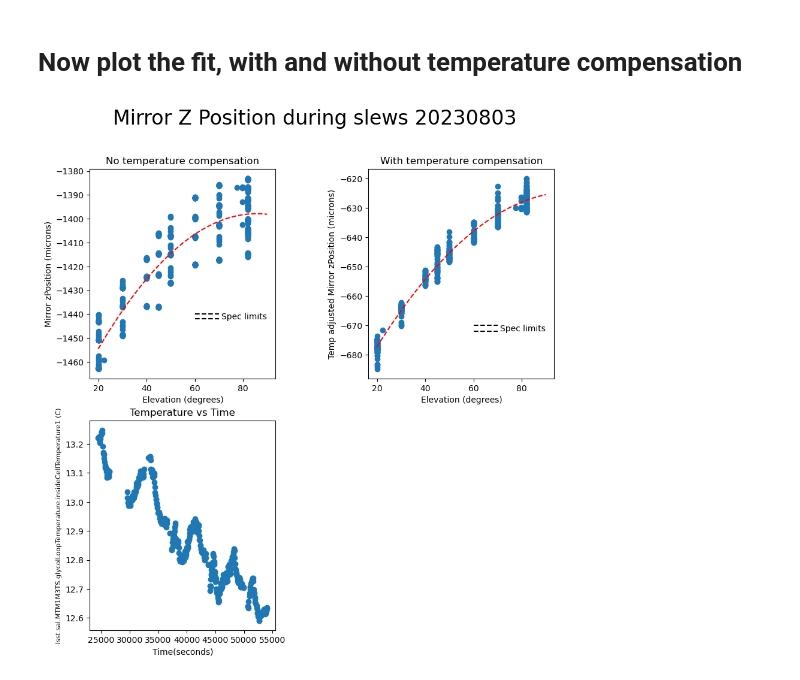
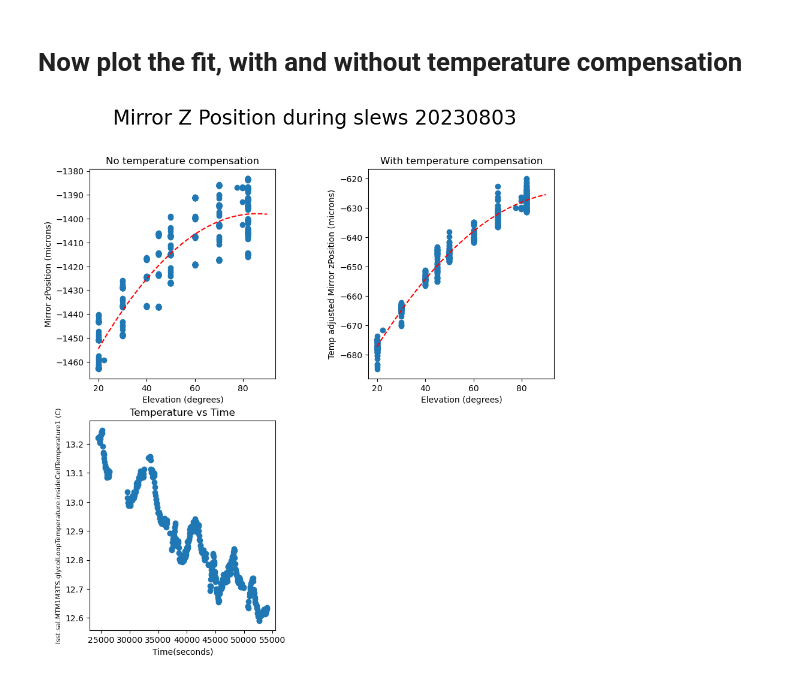
Before and after one commit to lsst-sitcom/notebooks_vandv, a Jupyter notebook: notebooks/tel_and_site/subsys_req_ver/m1m3/SITCOM-797_MTM1M3_Position_Stability_17Nov23.ipynb, the cells around one changed output. Cells and saved outputs as stored; diff of their text form; code cells hidden in the pictures.

```diff
--- a/notebooks/tel_and_site/subsys_req_ver/m1m3/SITCOM-797_MTM1M3_Position_Stability_17Nov23.ipynb
+++ b/notebooks/tel_and_site/subsys_req_ver/m1m3/SITCOM-797_MTM1M3_Position_Stability_17Nov23.ipynb
@@ -91,6 +91,10 @@ for i in range(3):
         zero = np.mean(smoothed_ims_data.values)
         axs[i][j].axhline(zero+limits[plot_counter], ls='--', color='black')
         axs[i][j].axhline(zero-limits[plot_counter], ls='--', color='black')
+        textX = smoothed_ims_data.index[10]
+        textY = zero + 0.2 * (smoothed_ims_data.values[-1] - smoothed_ims_data.values[0])
+        axs[i][j].text(textX, textY, "-- Spec limits", color='black')
+
         plot_counter += 1
 plt.savefig(str(data_dir / f"Position_Data_{timestamp}.png"))
 # %% [output]
@@ -257,39 +261,31 @@ NoTparams = minimize(func1, param0, args=args, method='Powell').x
 # %%
 fig, axs = plt.subplots(2,2,figsize = (10,10))
 plt.subplots_adjust(wspace = 0.5)
 plt.suptitle("Mirror Z Position during slews 20230803", fontsize = 24)
 
 axs[0][0].set_title("No temperature compensation")
 axs[0][0].scatter(theseEls, theseData)
 axs[0][0].set_xlabel("Elevation (degrees)")
 axs[0][0].set_ylabel("Mirror zPosition (microns)")
 xs = np.linspace(20,90,1000)
 ys = NoTparams[0] + NoTparams[1] * xs + NoTparams[2] * xs * xs
 axs[0][0].plot(xs, ys, ls = '--', color='red')
 
 axs[0][1].set_title("With temperature compensation")
 axs[0][1].scatter(theseEls, theseData - Tparams[3] * np.array(theseTemps))
 axs[0][1].set_xlabel("Elevation (degrees)")
 axs[0][1].set_ylabel("Temp adjusted Mirror zPosition (microns)")
 xs = np.linspace(20,90,1000)
 ys = Tparams[0] + Tparams[1] * xs + Tparams[2] * xs * xs
 axs[0][1].plot(xs, ys, ls = '--', color='red')
 
 axs[1][0].set_title("Temperature vs Time")
 axs[1][0].scatter(theseTimes, theseTemps)
 axs[1][0].set_xlabel("Time(seconds)")
 axs[1][0].set_ylabel("lsst.sal.MTM1M3TS.glycolLoopTemperature.insideCellTemperature1 (C)", fontsize=8)
 
 axs[1][1].axis('off')
 
-axs[0][0].plot([60,70],[-1440,-1440], ls='--', color='black')
-axs[0][0].plot([60,70],[-1442,-1442], ls='--', color='black')
-axs[0][0].text(71,-1442, "Spec limits", color='black')
-axs[0][1].plot([60,70],[-670,-670], ls='--', color='black')
-axs[0][1].plot([60,70],[-672,-672], ls='--', color='black')
-axs[0][1].text(71,-672, "Spec limits", color='black')
-
-
 plt.savefig(str(data_dir / f"Mirror_Position_Temperature_{dayObs}.png"))
 # %% [output]
-[figure, old version]
+[figure, new version]
```
Also changed, not shown: parts of 4 cells of this notebook.
